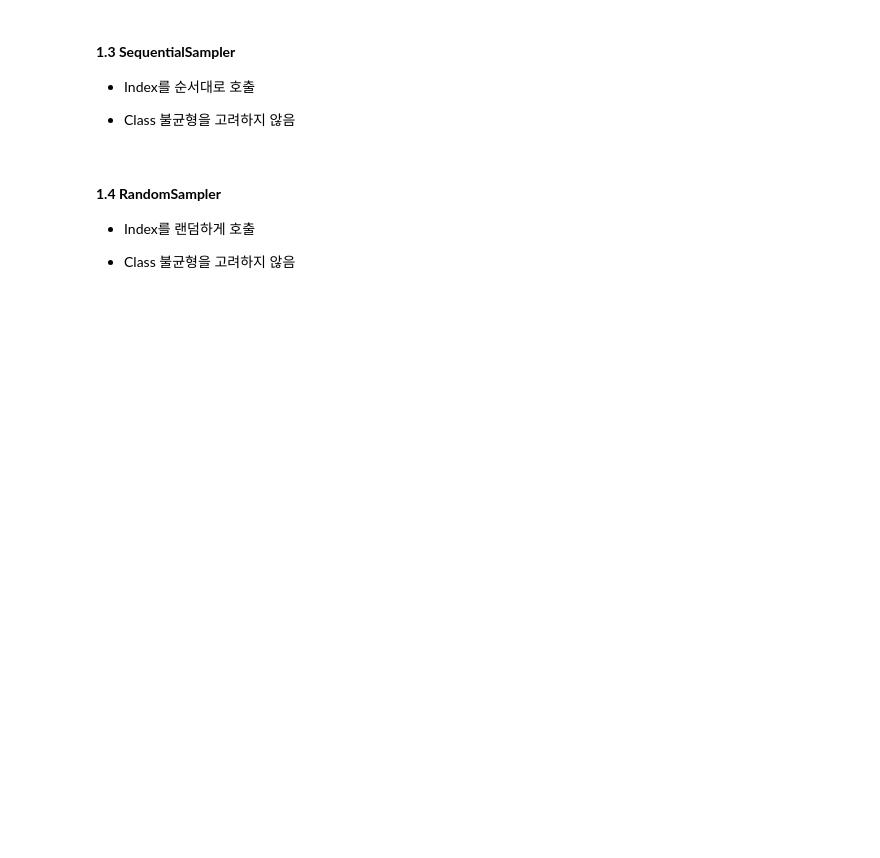
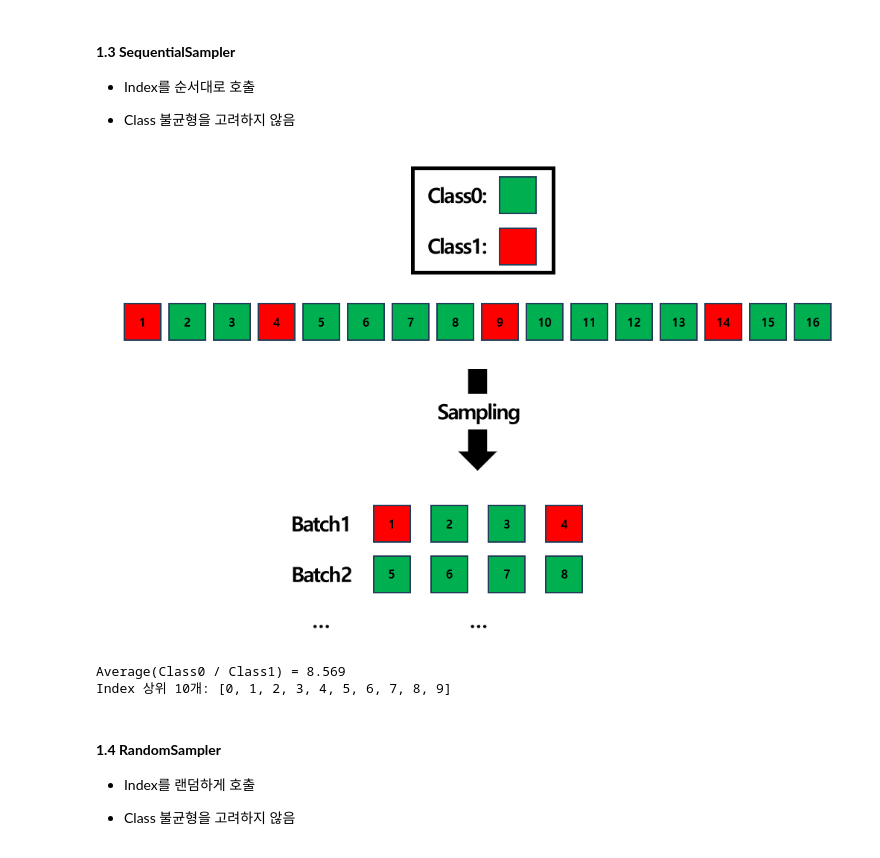
Before and after one commit to ku-sungsukim/2025-LGElec-Day22, a Jupyter notebook: 03-DataBalancing-OverSampling-pytorch.ipynb, the cells around one changed output. Saved outputs shown, nothing was run; the diff lists cells and outputs as text; code cells hidden in the pictures; blank space fills up the shorter version.

Commit message:
Colab을 통해 생성됨

```diff
--- a/03-DataBalancing-OverSampling-pytorch.ipynb
+++ b/03-DataBalancing-OverSampling-pytorch.ipynb
@@ -150,8 +178,10 @@ mydataset
  - Class 불균형을 고려하지 않음
 # %%
 """ 설명 장표 불러오기 """
-Image('image/6-torchOverSampling1.PNG') ### 로컬 사용 시
-# Image('/content/2025-LGElec-Day22/image/6-torchOverSampling1.PNG') ### colab 사용 시
+# Image('image/6-torchOverSampling1.PNG') ### 로컬 사용 시
+Image('/content/2025-LGElec-Day22/image/6-torchOverSampling1.PNG') ### colab 사용 시
+# %% [output]
+[figure, added]
 # %%
 """ pytorch SequentialSampler 정의 """
 sequential_sampler = SequentialSampler(data_source=mydataset)
@@ -175,10 +205,13 @@ for epoch in range(3):
         index_list.extend(index.tolist())
 
 ### 비율들의 평균
-print(f'Average(Class0 / Class1) = {round(np.mean(ratio_list), 3)}%')
+print(f'Average(Class0 / Class1) = {round(np.mean(ratio_list), 3)}')
 
 ### Index 확인
 print(f'Index 상위 10개: {index_list[:10]}')
+# %% [output]
+Average(Class0 / Class1) = 8.569
+Index 상위 10개: [0, 1, 2, 3, 4, 5, 6, 7, 8, 9]
 # %% [markdown]
 #### **1.4 RandomSampler**
 
```
Also changed, not shown: parts of 16 cells of this notebook.
